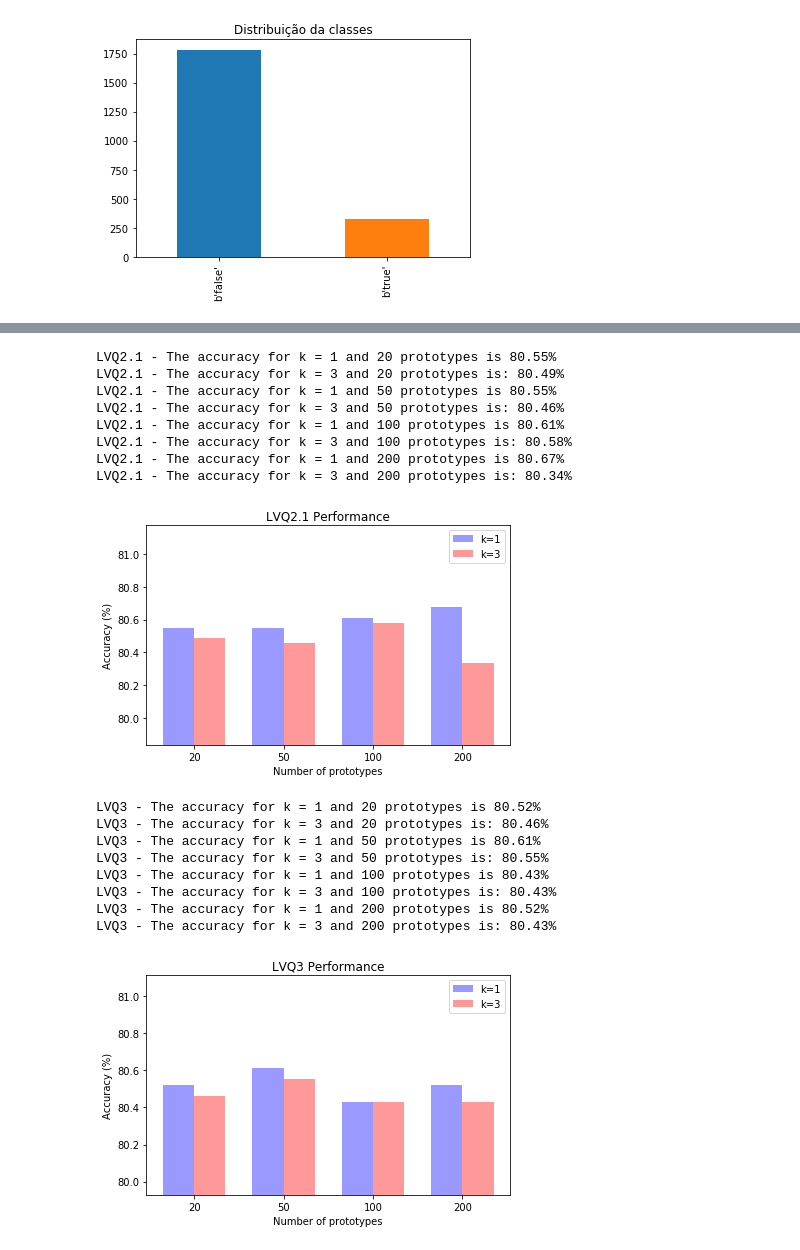
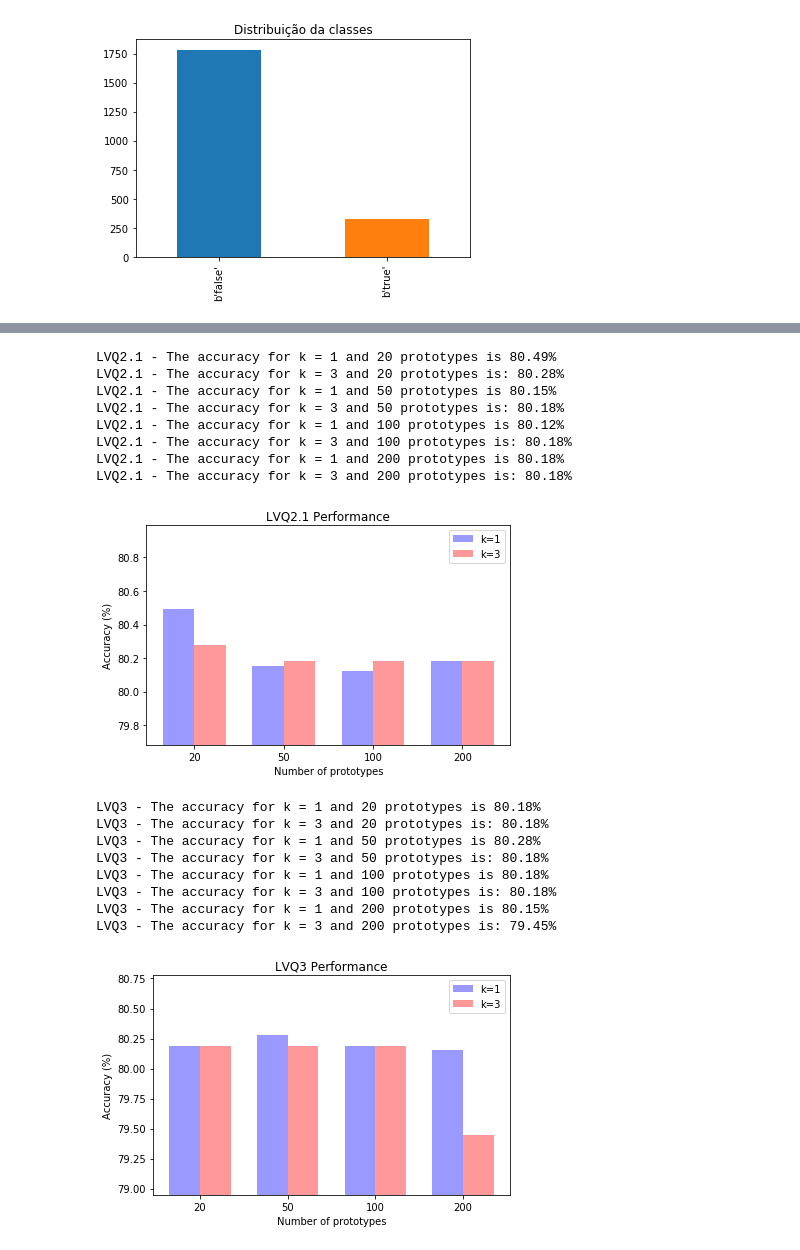
Before and after one commit to irbp/IF699-Machine-Learning, a Jupyter notebook: List 2/q1.ipynb, the cells around one changed output, grey strips where cells are left out. Cells and saved outputs as stored; diff of their text form; code cells hidden in the pictures.

```diff
--- a/List 2/q1.ipynb
+++ b/List 2/q1.ipynb
@@ -120,7 +121,7 @@ for n_prot in n_prototypes:
     x_train = np.asarray(prototypes_1)[:,:-1]
     y_train = np.asarray(prototypes_1)[:,-1]
     x_test = np.asarray(test_1[:,:-1])
-    y_test = np.asarray(test_1)[:,-1]
+    y_test = np.asarray(test_1[:,-1])
 
     knn = KNeighborsClassifier(n_neighbors=1, n_jobs=4)
     knn.fit(x_train, y_train)
@@ -182,7 +183,7 @@ for n_prot in n_prototypes:
     x_train = np.asarray(prototypes_1)[:,:-1]
     y_train = np.asarray(prototypes_1)[:,-1]
     x_test = np.asarray(test_1[:,:-1])
-    y_test = np.asarray(test_1)[:,-1]
+    y_test = np.asarray(test_1[:,-1])
 
     knn = KNeighborsClassifier(n_neighbors=1, n_jobs=4)
     knn.fit(x_train, y_train)
@@ -226,15 +227,15 @@ ax2.legend()
 fig2.tight_layout()
 plt.show()
 # %% [output]
-LVQ2.1 - The accuracy for k = 1 and 20 prototypes is 80.55%
-LVQ2.1 - The accuracy for k = 3 and 20 prototypes is: 80.49%
-LVQ2.1 - The accuracy for k = 1 and 50 prototypes is 80.55%
-LVQ2.1 - The accuracy for k = 3 and 50 prototypes is: 80.46%
-LVQ2.1 - The accuracy for k = 1 and 100 prototypes is 80.61%
-LVQ2.1 - The accuracy for k = 3 and 100 prototypes is: 80.58%
-LVQ2.1 - The accuracy for k = 1 and 200 prototypes is 80.67%
-LVQ2.1 - The accuracy for k = 3 and 200 prototypes is: 80.34%
+LVQ2.1 - The accuracy for k = 1 and 20 prototypes is 80.49%
+LVQ2.1 - The accuracy for k = 3 and 20 prototypes is: 80.28%
+LVQ2.1 - The accuracy for k = 1 and 50 prototypes is 80.15%
+LVQ2.1 - The accuracy for k = 3 and 50 prototypes is: 80.18%
+LVQ2.1 - The accuracy for k = 1 and 100 prototypes is 80.12%
+LVQ2.1 - The accuracy for k = 3 and 100 prototypes is: 80.18%
+LVQ2.1 - The accuracy for k = 1 and 200 prototypes is 80.18%
+LVQ2.1 - The accuracy for k = 3 and 200 prototypes is: 80.18%
-[figure, old version]
+[figure, new version]
 # %%
 acc_1_k1 = []
 acc_1_k3 = []
@@ -245,7 +246,7 @@ for n_prot in n_prototypes:
     x_train = np.asarray(prototypes_1)[:,:-1]
     y_train = np.asarray(prototypes_1)[:,-1]
     x_test = np.asarray(test_1[:,:-1])
-    y_test = np.asarray(test_1)[:,-1]
+    y_test = np.asarray(test_1[:,-1])
 
     knn = KNeighborsClassifier(n_neighbors=1, n_jobs=4)
     knn.fit(x_train, y_train)
@@ -261,39 +262,39 @@ for n_prot in n_prototypes:
     print("LVQ3 - The accuracy for k = 3 and {:d} prototypes is: {:.2f}%".format(n_prot, acc))
     acc_1_k3.append(acc)
 
 fig3, ax3 = plt.subplots()
 
 index = np.arange(len(n_prototypes))
 bar_width = 0.35
 opacity = 0.4
 
 rects1 = ax3.bar(index, acc_1_k1, bar_width,
                 alpha=opacity, color='b',
                 label='k=1')
 
 rects2 = ax3.bar(index + bar_width, acc_1_k3,
                 bar_width, color='r',
                 alpha=opacity, label='k=3')
 
 max_y = max(max(acc_1_k1, acc_1_k3))
 min_y = min(min(acc_1_k1, acc_1_k3))
 ax3.set_ylim([min_y-0.5, max_y+0.5])
 ax3.set_xlabel('Number of prototypes')
 ax3.set_ylabel('Accuracy (%)')
 ax3.set_title('LVQ3 Performance')
 ax3.set_xticks(index + bar_width / 2)
 ax3.set_xticklabels(('20', '50', '100', '200'))
 ax3.legend()
 
 fig3.tight_layout()
 plt.show()
 # %% [output]
-LVQ3 - The accuracy for k = 1 and 20 prototypes is 80.52%
-LVQ3 - The accuracy for k = 3 and 20 prototypes is: 80.46%
-LVQ3 - The accuracy for k = 1 and 50 prototypes is 80.61%
-LVQ3 - The accuracy for k = 3 and 50 prototypes is: 80.55%
-LVQ3 - The accuracy for k = 1 and 100 prototypes is 80.43%
-LVQ3 - The accuracy for k = 3 and 100 prototypes is: 80.43%
-LVQ3 - The accuracy for k = 1 and 200 prototypes is 80.52%
-LVQ3 - The accuracy for k = 3 and 200 prototypes is: 80.43%
+LVQ3 - The accuracy for k = 1 and 20 prototypes is 80.18%
+LVQ3 - The accuracy for k = 3 and 20 prototypes is: 80.18%
+LVQ3 - The accuracy for k = 1 and 50 prototypes is 80.28%
+LVQ3 - The accuracy for k = 3 and 50 prototypes is: 80.18%
+LVQ3 - The accuracy for k = 1 and 100 prototypes is 80.18%
+LVQ3 - The accuracy for k = 3 and 100 prototypes is: 80.18%
+LVQ3 - The accuracy for k = 1 and 200 prototypes is 80.15%
+LVQ3 - The accuracy for k = 3 and 200 prototypes is: 79.45%
-[figure, old version]
+[figure, new version]
```
Also changed, not shown: parts of 15 cells of this notebook, 7 other files.
